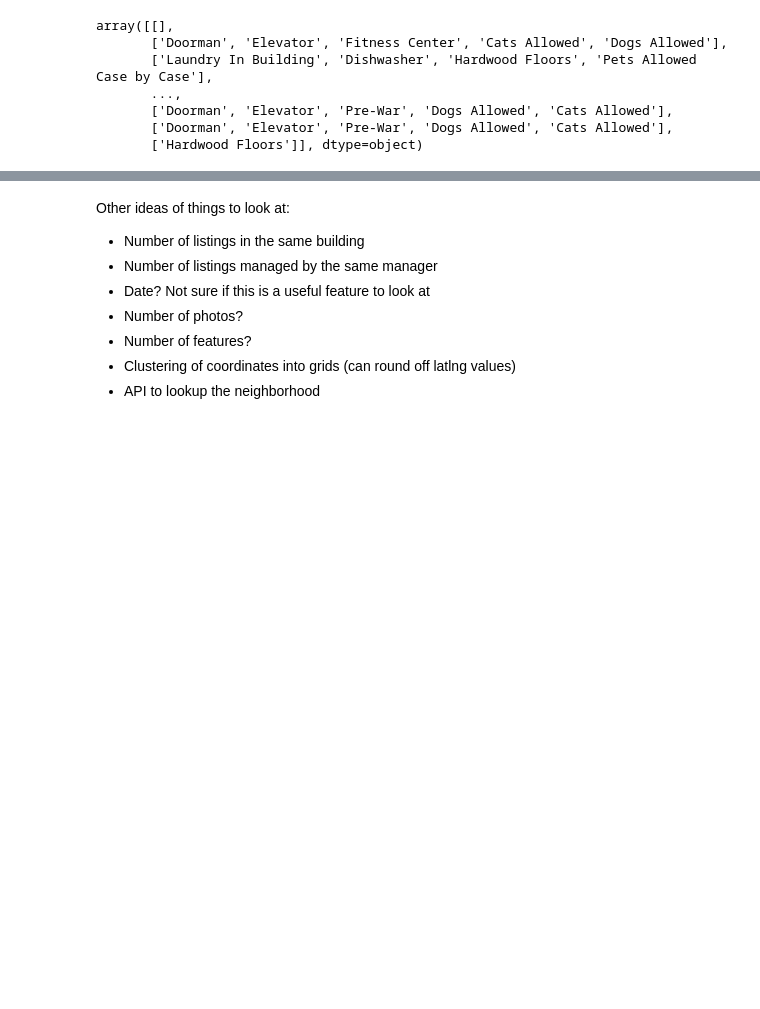
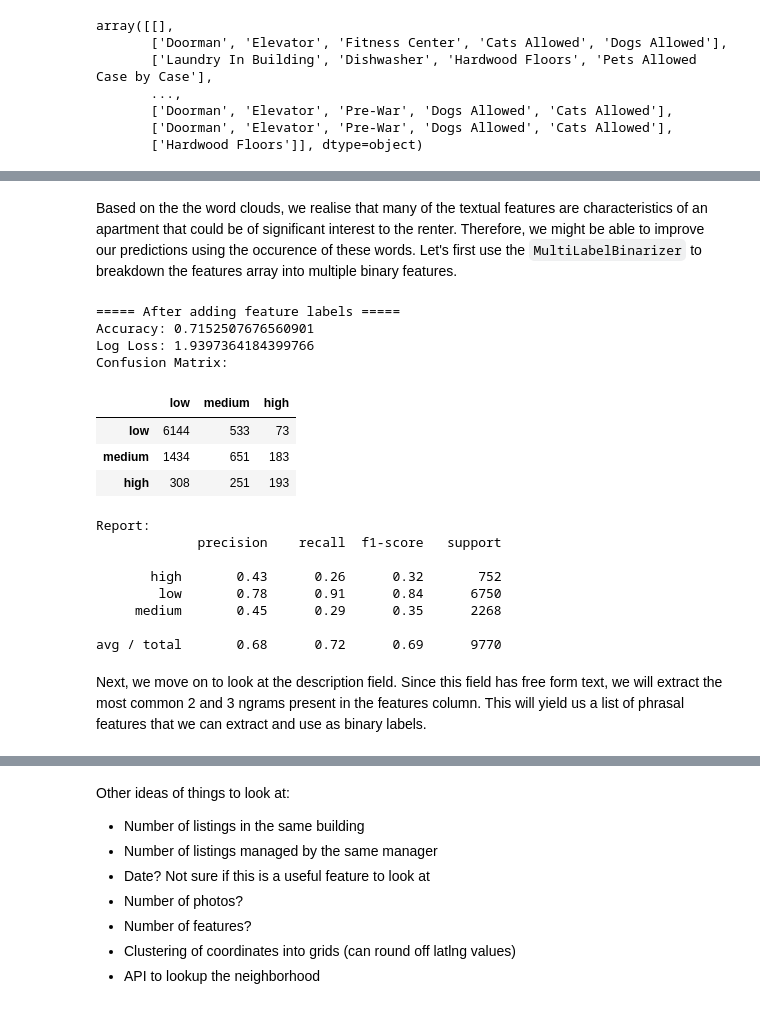
Before and after one commit to ningjung/renthop-kaggle-team-project, a Jupyter notebook: Project 2 Final Report.ipynb, the cells around one changed output, grey strips where cells are left out. Drawn from its saved outputs; the diff is of its cells as text; code cells hidden in the pictures; blank space fills up the shorter version.

Commit message:
added textual features

```diff
--- a/Project 2 Final Report.ipynb
+++ b/Project 2 Final Report.ipynb
@@ -312,0 +313,64 @@ plt.show()
+# %% [markdown]
+Based on the the word clouds, we realise that many of the textual features are characteristics of an apartment that could be of significant interest to the renter. Therefore, we might be able to improve our predictions using the occurence of these words. Let's first use the `MultiLabelBinarizer` to breakdown the features array into multiple binary features.
+# %%
+# extract features and their count
+feature_dict = {}
+for f in feature_arr:
+    if f in feature_dict:
+        feature_dict[f] = feature_dict[f] + 1
+    else:
+        feature_dict[f] = 1
+
+# remove features that are rare to reduce noise
+rare_features = []
+for k,v in feature_dict.items():
+    if v <= 1:
+        rare_features.append(k)
+
+def remove_rare(features):
+    result = []
+    for f in features:
+        if f not in rare_features:
+            result.append(f)
+    return result
+
+train1['features'] = train1['features'].map(remove_rare)
+# %%
+from sklearn.preprocessing import MultiLabelBinarizer
+mlb = MultiLabelBinarizer()
+mlb.fit(train1['features'])
+
+feature_columns = pd.DataFrame(mlb.transform(train1['features']))
+train1 = pd.concat([train1, feature_columns], axis=1)
+# %%
+# extract X and Y
+y_train = train1['interest_level'].values
+x_train = train1.drop(['interest_level', 'created', 'description', 'display_address', 'features', 'listing_id', 'photos', 'street_address'], axis=1)
+
+# split our train data into test and training set
+X_train, X_test, Y_train, Y_test = train_test_split(x_train, y_train, test_size=0.2, random_state=27)
+
+# Let's train our model using RandomForest
+clf = RandomForestClassifier(n_estimators=10)
+clf = clf.fit(X_train, Y_train)
+
+evaluate(clf, X_test, Y_test, "After adding feature labels")
+# %% [output]
+===== After adding feature labels =====
+Accuracy: 0.7152507676560901
+Log Loss: 1.9397364184399766
+Confusion Matrix:
+|  | low | medium | high |
+| low | 6144 | 533 | 73 |
+| medium | 1434 | 651 | 183 |
+| high | 308 | 251 | 193 |
+Report:
+             precision    recall  f1-score   support
+
+       high       0.43      0.26      0.32       752
+        low       0.78      0.91      0.84      6750
+     medium       0.45      0.29      0.35      2268
+
+avg / total       0.68      0.72      0.69      9770
+# %% [markdown]
+Next, we move on to look at the description field. Since this field has free form text, we will extract the most common 2 and 3 ngrams present in the features column. This will yield us a list of phrasal features that we can extract and use as binary labels.
```
Also changed, not shown: parts of 10 cells of this notebook.
